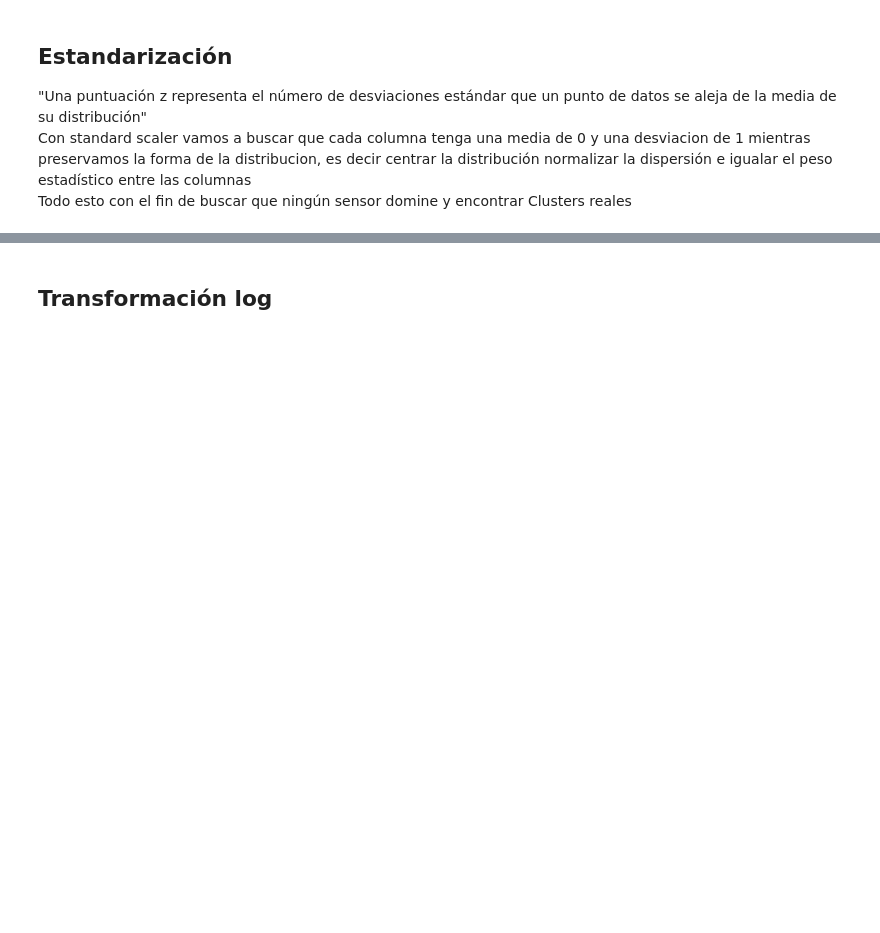
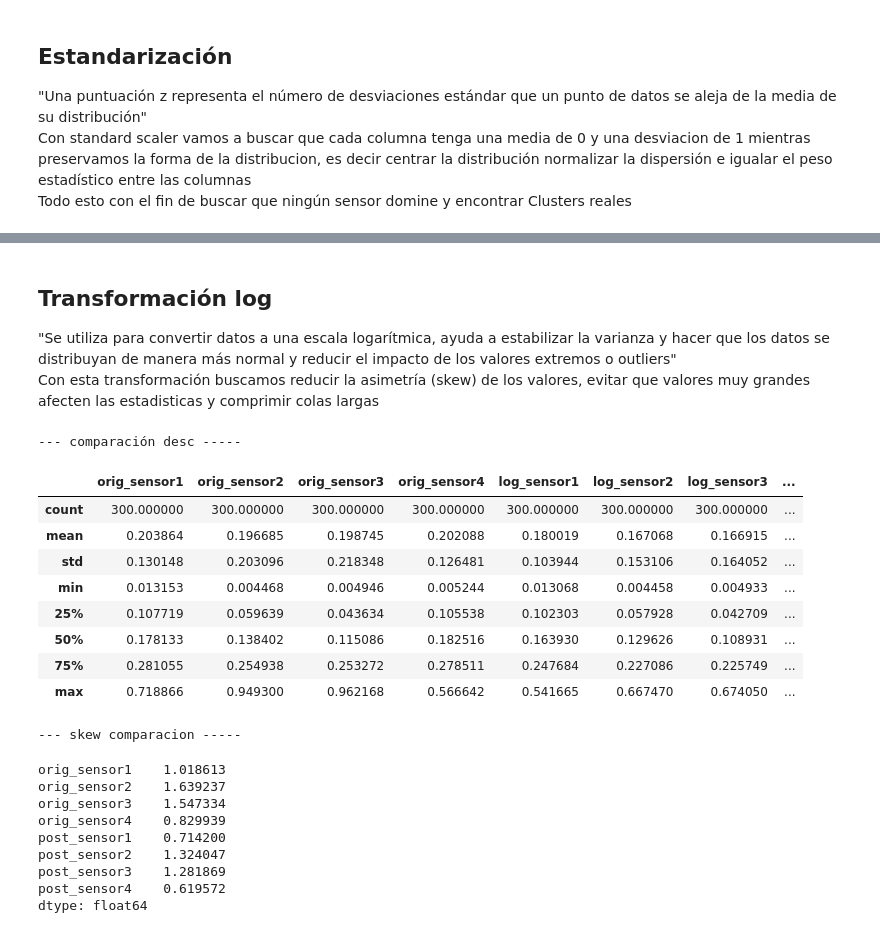
Before and after one commit to LeoGAR55/MD-1958, a Jupyter notebook: main.ipynb, the cells around one changed output, grey strips where cells are left out. Cells and saved outputs as stored; diff of their text form; code cells hidden in the pictures; blank space fills up the shorter version.

```diff
--- a/main.ipynb
+++ b/main.ipynb
@@ -228,2 +238,42 @@ max    3.963667e+00  3.711894e+00  3.502197e+00  2.887096e+00
 # %% [markdown]
 ## Transformación log
+"Se utiliza para convertir datos a una escala logarítmica, ayuda a estabilizar la varianza y hacer que los datos se distribuyan de manera más normal y reducir el impacto de los valores extremos o outliers"<br>
+Con esta transformación buscamos reducir la asimetría (skew) de los valores, evitar que valores muy grandes afecten las estadisticas y comprimir colas largas
+# %%
+df_log = np.log1p(df)
+df_log = pd.DataFrame(df_log, columns=df.columns)
+
+desc_original = df.describe()
+desc_log = df_log.describe()
+
+comparacion_log = pd.concat([desc_original.add_prefix("orig_"),desc_log.add_prefix("log_")], axis=1)
+
+print("--- comparación desc -----")
+display(comparacion_log)
+
+df_skew_og = df.skew()
+df_skew_post = df_log.skew()
+df_skew_comparacion = pd.concat([df_skew_og.add_prefix("orig_"), df_skew_post.add_prefix("post_")], axis=0)
+print("--- skew comparacion -----")
+display(df_skew_comparacion)
+# %% [output]
+--- comparación desc -----
+|  | orig_sensor1 | orig_sensor2 | orig_sensor3 | orig_sensor4 | log_sensor1 | log_sensor2 | log_sensor3 | ... |
+| count | 300.000000 | 300.000000 | 300.000000 | 300.000000 | 300.000000 | 300.000000 | 300.000000 | ... |
+| mean | 0.203864 | 0.196685 | 0.198745 | 0.202088 | 0.180019 | 0.167068 | 0.166915 | ... |
+| std | 0.130148 | 0.203096 | 0.218348 | 0.126481 | 0.103944 | 0.153106 | 0.164052 | ... |
+| min | 0.013153 | 0.004468 | 0.004946 | 0.005244 | 0.013068 | 0.004458 | 0.004933 | ... |
+| 25% | 0.107719 | 0.059639 | 0.043634 | 0.105538 | 0.102303 | 0.057928 | 0.042709 | ... |
+| 50% | 0.178133 | 0.138402 | 0.115086 | 0.182516 | 0.163930 | 0.129626 | 0.108931 | ... |
+| 75% | 0.281055 | 0.254938 | 0.253272 | 0.278511 | 0.247684 | 0.227086 | 0.225749 | ... |
+| max | 0.718866 | 0.949300 | 0.962168 | 0.566642 | 0.541665 | 0.667470 | 0.674050 | ... |
+--- skew comparacion -----
+orig_sensor1    1.018613
+orig_sensor2    1.639237
+orig_sensor3    1.547334
+orig_sensor4    0.829939
+post_sensor1    0.714200
+post_sensor2    1.324047
+post_sensor3    1.281869
+post_sensor4    0.619572
+dtype: float64
```
Also changed, not shown: parts of 8 cells of this notebook.
